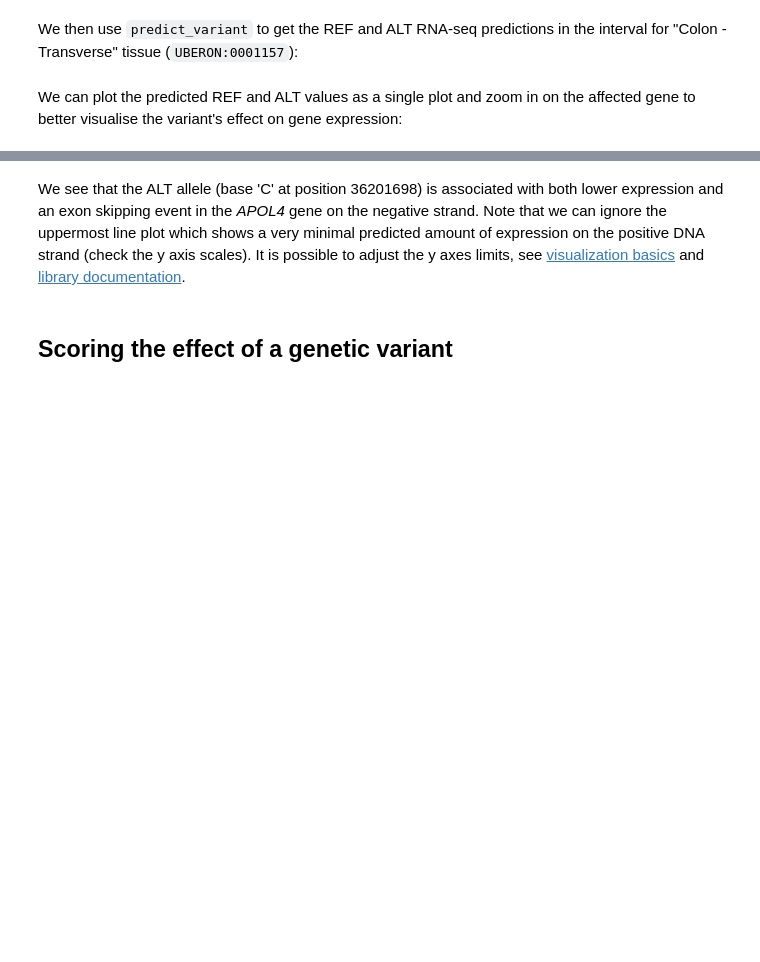
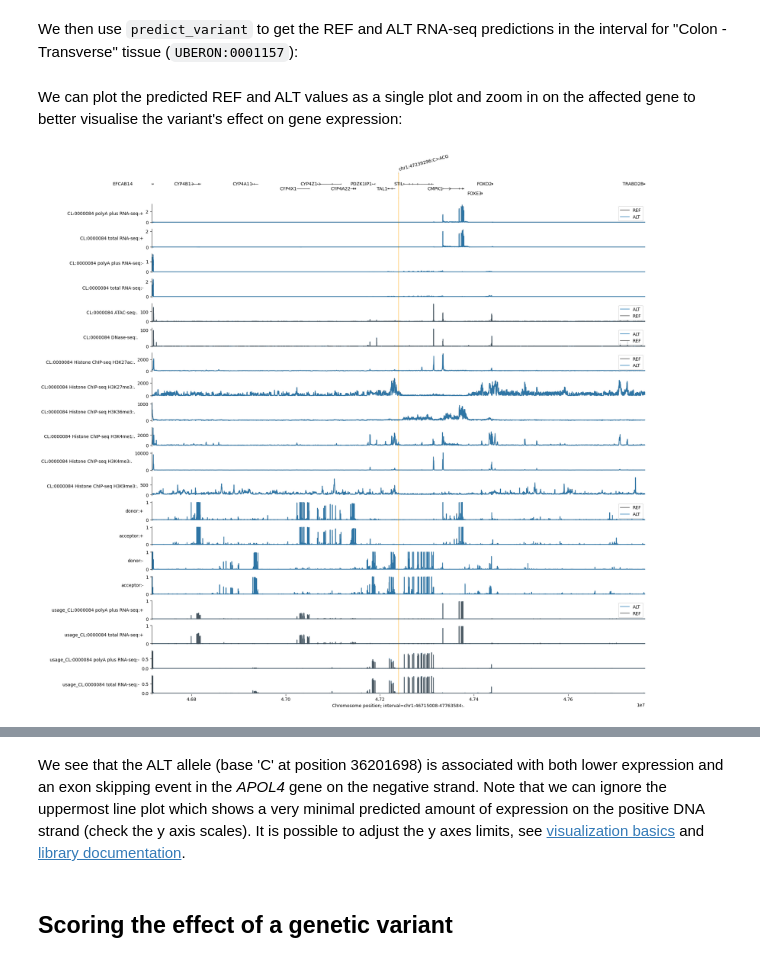
Before and after one commit to Benobivan/AlphaGenome, a Jupyter notebook: colabs/alphagenome_project_ben.ipynb, the cells around one changed output, grey strips where cells are left out. Cells and saved outputs as stored; diff of their text form; code cells hidden in the pictures; blank space fills up the shorter version.

```diff
--- a/colabs/alphagenome_project_ben.ipynb
+++ b/colabs/alphagenome_project_ben.ipynb
@@ -387,3 +383,20 @@ variant_output = dna_model.predict_variant(
+# %%
+# BB additional traits for variant effect predictions in 1Mb interval
+variant_output_multi = dna_model.predict_variant(
+    interval=interval,
+    variant=variant,
+    requested_outputs=[
+        dna_client.OutputType.RNA_SEQ,
+        dna_client.OutputType.ATAC,
+        dna_client.OutputType.DNASE,
+        dna_client.OutputType.CHIP_HISTONE,
+        dna_client.OutputType.CHIP_TF,
+        dna_client.OutputType.SPLICE_SITES,
+        dna_client.OutputType.SPLICE_JUNCTIONS,
+        dna_client.OutputType.SPLICE_SITE_USAGE,
+    ],
+    ontology_terms=['CL:0000084'],
+)
 # %% [markdown]
 We can plot the predicted REF and ALT values as a single plot and zoom in on the
 affected gene to better visualise the variant's effect on gene expression:
@@ -408,0 +403,75 @@ plt.show()
+# %%
+# BB plot REF vs ALT for multiple traits in the full 1 Mb interval
+transcripts = transcript_extractor.extract(interval)
+
+ref_color = '#4a4a4a'   # dark grey
+alt_color = '#1f77b4'   # blue
+
+plot_components.plot(
+    [
+        plot_components.TranscriptAnnotation(transcripts, fig_height=0.1),
+
+        plot_components.OverlaidTracks(
+            tdata={
+                'REF': variant_output_multi.reference.rna_seq,
+                'ALT': variant_output_multi.alternate.rna_seq,
+            },
+            colors={'REF': ref_color, 'ALT': alt_color},
+        ),
+
+        plot_components.OverlaidTracks(
+            tdata={
+                'REF': variant_output_multi.reference.atac,
+                'ALT': variant_output_multi.alternate.atac,
+            },
+            colors={'REF': ref_color, 'ALT': alt_color},
+        ),
+
+        plot_components.OverlaidTracks(
+            tdata={
+                'REF': variant_output_multi.reference.dnase,
+                'ALT': variant_output_multi.alternate.dnase,
+            },
+            colors={'REF': ref_color, 'ALT': alt_color},
+        ),
+
+        plot_components.OverlaidTracks(
+            tdata={
+                'REF': variant_output_multi.reference.chip_histone,
+                'ALT': variant_output_multi.alternate.chip_histone,
+            },
+            colors={'REF': ref_color, 'ALT': alt_color},
+        ),
+
+        plot_components.OverlaidTracks(
+            tdata={
+                'REF': variant_output_multi.reference.chip_tf,
+                'ALT': variant_output_multi.alternate.chip_tf,
+            },
+            colors={'REF': ref_color, 'ALT': alt_color},
+        ),
+
+        plot_components.OverlaidTracks(
+            tdata={
+                'REF': variant_output_multi.reference.splice_sites,
+                'ALT': variant_output_multi.alternate.splice_sites,
+            },
+            colors={'REF': ref_color, 'ALT': alt_color},
+        ),
+
+        plot_components.OverlaidTracks(
+            tdata={
+                'REF': variant_output_multi.reference.splice_site_usage,
+                'ALT': variant_output_multi.alternate.splice_site_usage,
+            },
+            colors={'REF': ref_color, 'ALT': alt_color},
+        ),
+    ],
+    interval=variant_output_multi.reference.rna_seq.interval,
+    annotations=[plot_components.VariantAnnotation([variant], alpha=0.8)],
+)
+
+plt.show()
+plt.savefig('/content/tal1_variant_effects_alltraits_1Mb_bluegrey.png', dpi=300, bbox_inches='tight')
+# %% [output]
+[figure, added]
```
Also changed, not shown: parts of 19 cells of this notebook.
